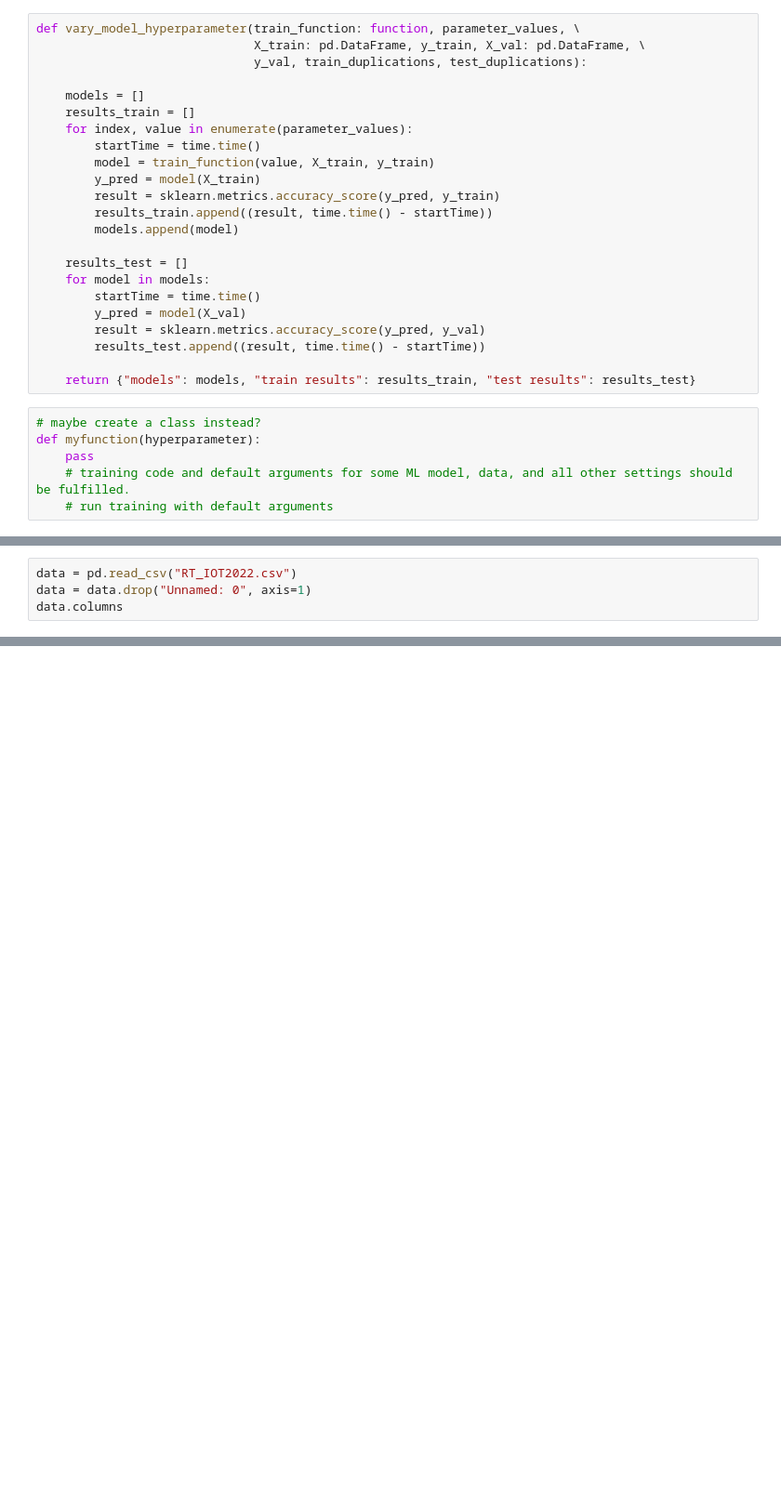
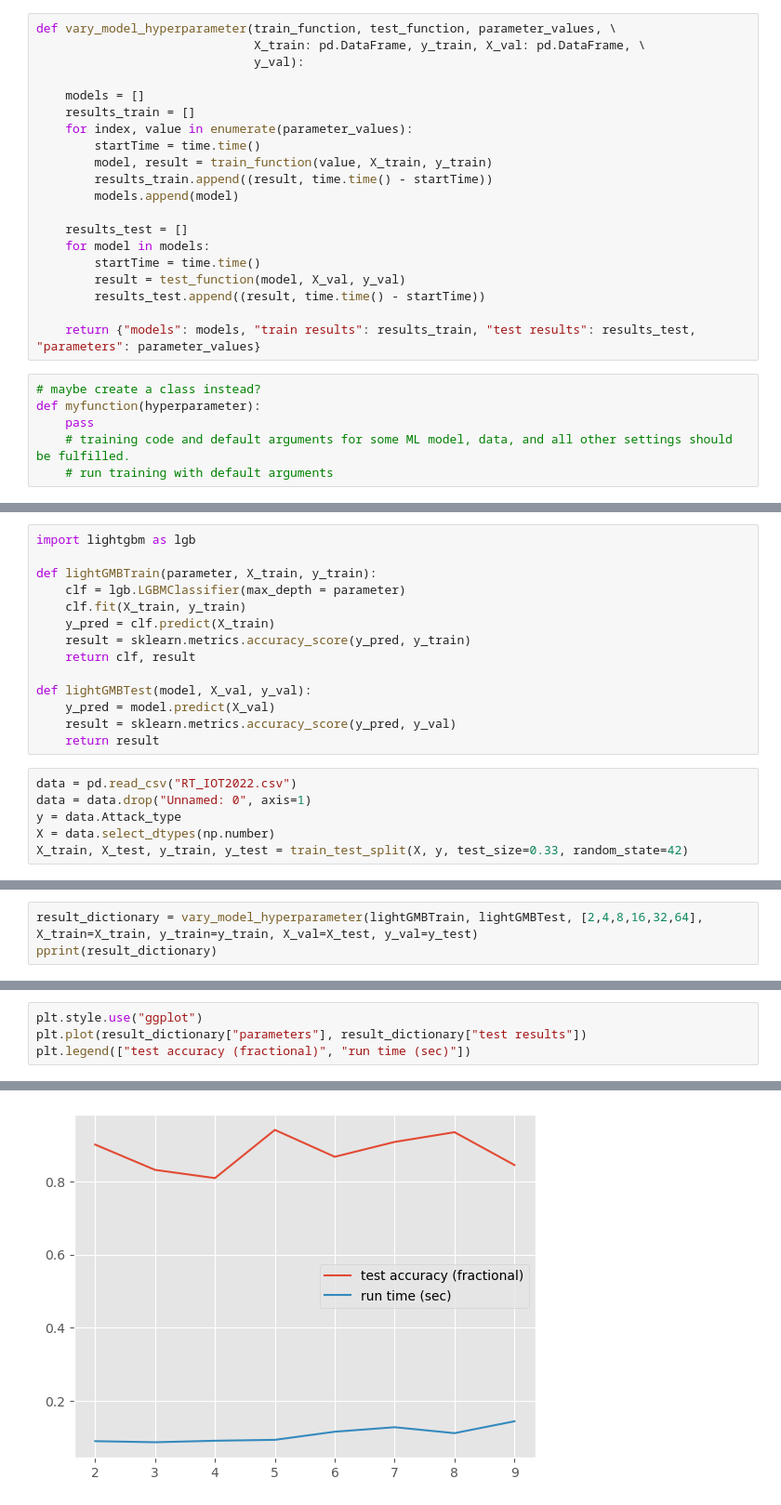
Before and after one commit to alexngUNC/IoT-Intrusion-Detection, a Jupyter notebook: model_editor.ipynb, the cells around one changed output, grey strips where cells are left out. Shown at 93% size. Drawn from its saved outputs; the diff is of its cells as text; blank space fills up the shorter version.

Commit message:
light GBM max depths tuning

```diff
--- a/model_editor.ipynb
+++ b/model_editor.ipynb
@@ -9,27 +10,24 @@ import seaborn
 import time
 # %%
-def vary_model_hyperparameter(train_function: function, parameter_values, \
+def vary_model_hyperparameter(train_function, test_function, parameter_values, \
                               X_train: pd.DataFrame, y_train, X_val: pd.DataFrame, \
-                              y_val, train_duplications, test_duplications):
+                              y_val):
 
     models = []
     results_train = []
     for index, value in enumerate(parameter_values):
         startTime = time.time()
-        model = train_function(value, X_train, y_train)
-        y_pred = model(X_train)
-        result = sklearn.metrics.accuracy_score(y_pred, y_train)
+        model, result = train_function(value, X_train, y_train)
         results_train.append((result, time.time() - startTime))
         models.append(model)
 
     results_test = []
     for model in models:
         startTime = time.time()
-        y_pred = model(X_val)
-        result = sklearn.metrics.accuracy_score(y_pred, y_val)
+        result = test_function(model, X_val, y_val)
         results_test.append((result, time.time() - startTime))
 
-    return {"models": models, "train results": results_train, "test results": results_test}
+    return {"models": models, "train results": results_train, "test results": results_test, "parameters": parameter_values}
 # %%
 # maybe create a class instead?
 def myfunction(hyperparameter):
@@ -45,4 +37,20 @@ def lightGMBPipe():
+# %%
+import lightgbm as lgb
+
+def lightGMBTrain(parameter, X_train, y_train):
+    clf = lgb.LGBMClassifier(max_depth = parameter)
+    clf.fit(X_train, y_train)
+    y_pred = clf.predict(X_train)
+    result = sklearn.metrics.accuracy_score(y_pred, y_train)
+    return clf, result
+
+def lightGMBTest(model, X_val, y_val):
+    y_pred = model.predict(X_val)
+    result = sklearn.metrics.accuracy_score(y_pred, y_val)
+    return result
 # %%
 data = pd.read_csv("RT_IOT2022.csv")
 data = data.drop("Unnamed: 0", axis=1)
-data.columns
+y = data.Attack_type
+X = data.select_dtypes(np.number)
+X_train, X_test, y_train, y_test = train_test_split(X, y, test_size=0.33, random_state=42)
@@ -68,0 +57,3 @@ y = data.Attack_type
+# %%
+result_dictionary = vary_model_hyperparameter(lightGMBTrain, lightGMBTest, [2,4,8,16,32,64], X_train=X_train, y_train=y_train, X_val=X_test, y_val=y_test)
+pprint(result_dictionary)
@@ -68,0 +78,5 @@ y = data.Attack_type
+# %%
+plt.style.use("ggplot")
+plt.plot(result_dictionary["parameters"], result_dictionary["test results"])
+plt.legend(["test accuracy (fractional)", "run time (sec)"])
+# %% [output]
@@ -68,0 +84 @@ y = data.Attack_type
+[figure, added]
```
Also changed, not shown: parts of 7 cells of this notebook, 1 other file.
